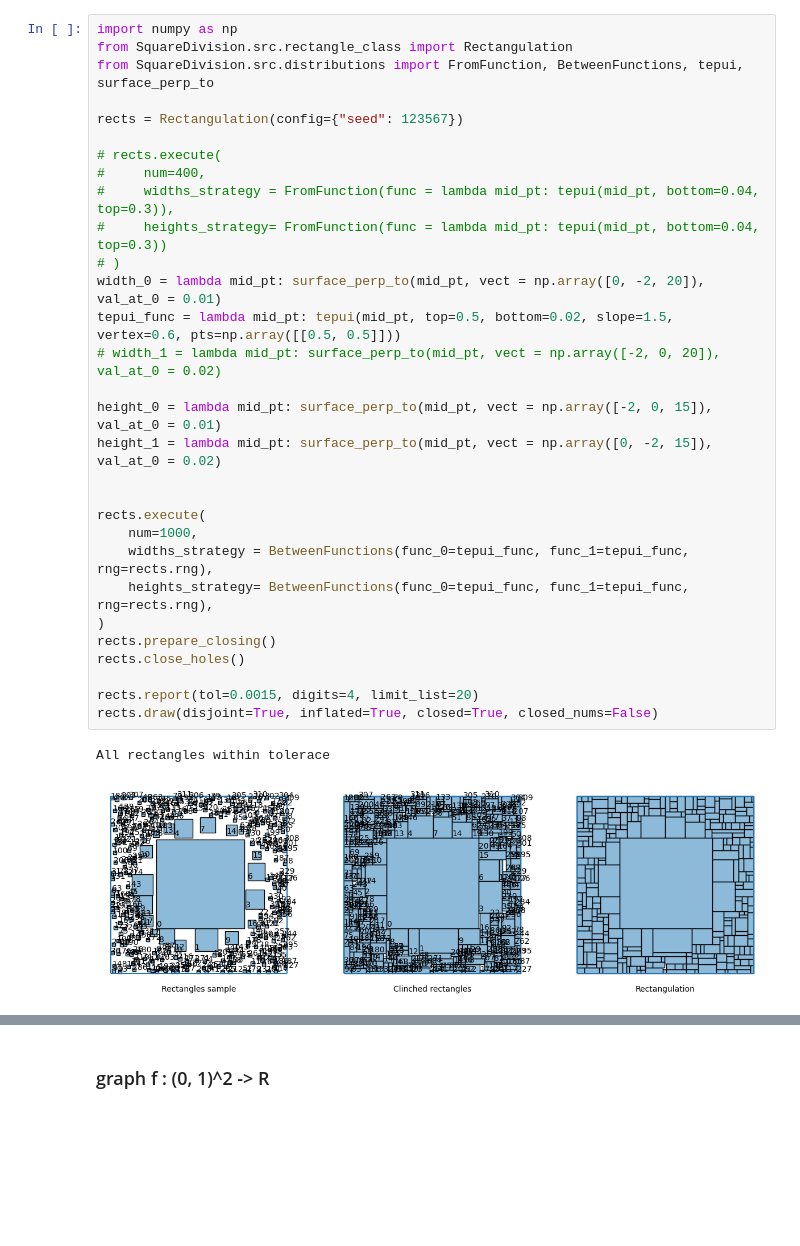
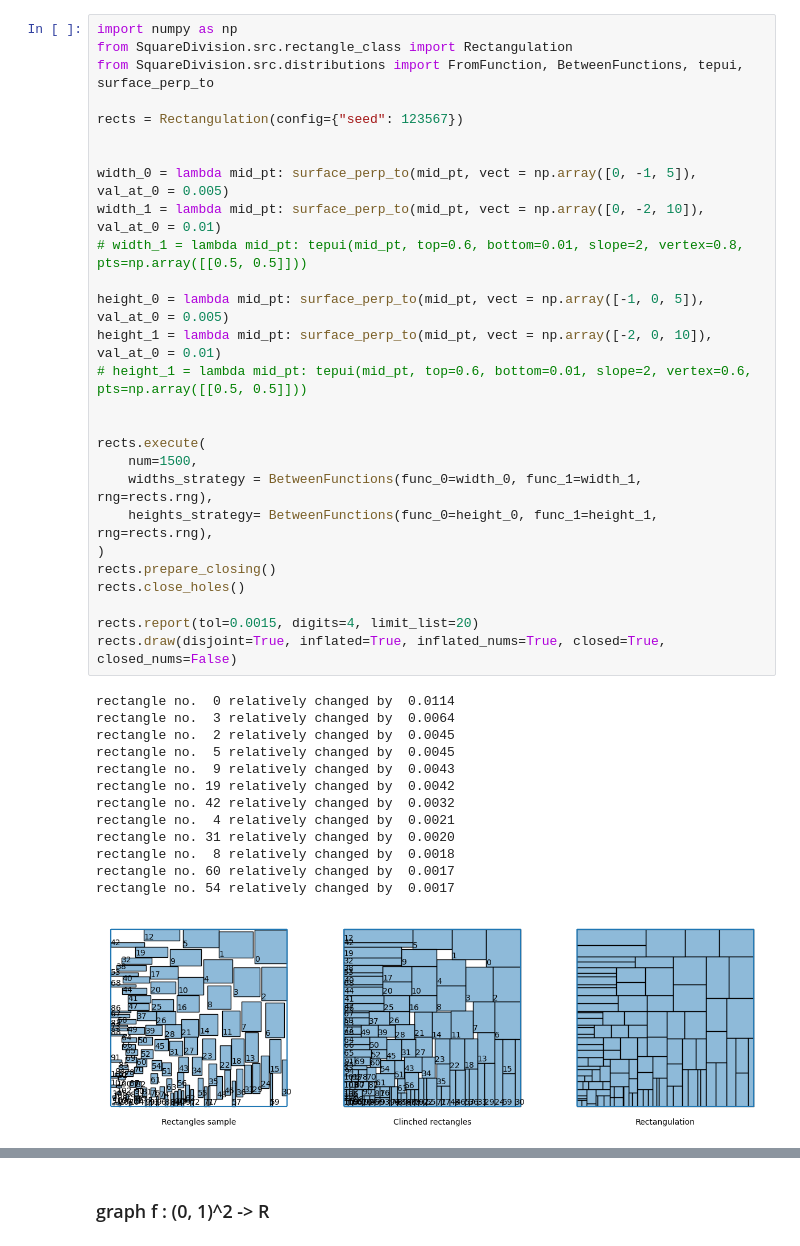
Before and after one commit to Polatucha16/SquareDivision, a Jupyter notebook: square_division_example.ipynb, the cells around one changed output, grey strips where cells are left out. Saved outputs shown, nothing was run; the diff lists cells and outputs as text; blank space fills up the shorter version.

```diff
--- a/square_division_example.ipynb
+++ b/square_division_example.ipynb
@@ -1,33 +1,41 @@
 # %%
 import numpy as np
 from SquareDivision.src.rectangle_class import Rectangulation
 from SquareDivision.src.distributions import FromFunction, BetweenFunctions, tepui, surface_perp_to
 
 rects = Rectangulation(config={"seed": 123567})
 
-# rects.execute(
-#     num=400,
-#     widths_strategy = FromFunction(func = lambda mid_pt: tepui(mid_pt, bottom=0.04, top=0.3)),
-#     heights_strategy= FromFunction(func = lambda mid_pt: tepui(mid_pt, bottom=0.04, top=0.3))
-# )
-width_0 = lambda mid_pt: surface_perp_to(mid_pt, vect = np.array([0, -2, 20]), val_at_0 = 0.01)
-tepui_func = lambda mid_pt: tepui(mid_pt, top=0.5, bottom=0.02, slope=1.5, vertex=0.6, pts=np.array([[0.5, 0.5]]))
-# width_1 = lambda mid_pt: surface_perp_to(mid_pt, vect = np.array([-2, 0, 20]), val_at_0 = 0.02)
 
-height_0 = lambda mid_pt: surface_perp_to(mid_pt, vect = np.array([-2, 0, 15]), val_at_0 = 0.01)
-height_1 = lambda mid_pt: surface_perp_to(mid_pt, vect = np.array([0, -2, 15]), val_at_0 = 0.02)
+width_0 = lambda mid_pt: surface_perp_to(mid_pt, vect = np.array([0, -1, 5]), val_at_0 = 0.005)
+width_1 = lambda mid_pt: surface_perp_to(mid_pt, vect = np.array([0, -2, 10]), val_at_0 = 0.01)
+# width_1 = lambda mid_pt: tepui(mid_pt, top=0.6, bottom=0.01, slope=2, vertex=0.8, pts=np.array([[0.5, 0.5]]))
+
+height_0 = lambda mid_pt: surface_perp_to(mid_pt, vect = np.array([-1, 0, 5]), val_at_0 = 0.005)
+height_1 = lambda mid_pt: surface_perp_to(mid_pt, vect = np.array([-2, 0, 10]), val_at_0 = 0.01)
+# height_1 = lambda mid_pt: tepui(mid_pt, top=0.6, bottom=0.01, slope=2, vertex=0.6, pts=np.array([[0.5, 0.5]]))
 
 
 rects.execute(
-    num=1000,
-    widths_strategy = BetweenFunctions(func_0=tepui_func, func_1=tepui_func, rng=rects.rng),
-    heights_strategy= BetweenFunctions(func_0=tepui_func, func_1=tepui_func, rng=rects.rng),
+    num=1500,
+    widths_strategy = BetweenFunctions(func_0=width_0, func_1=width_1, rng=rects.rng),
+    heights_strategy= BetweenFunctions(func_0=height_0, func_1=height_1, rng=rects.rng),
 )
 rects.prepare_closing()
 rects.close_holes()
 
 rects.report(tol=0.0015, digits=4, limit_list=20)
-rects.draw(disjoint=True, inflated=True, closed=True, closed_nums=False)
+rects.draw(disjoint=True, inflated=True, inflated_nums=True, closed=True, closed_nums=False)
 # %% [output]
-All rectangles within tolerace
+rectangle no.  0 relatively changed by  0.0114
+rectangle no.  3 relatively changed by  0.0064
+rectangle no.  2 relatively changed by  0.0045
+rectangle no.  5 relatively changed by  0.0045
+rectangle no.  9 relatively changed by  0.0043
+rectangle no. 19 relatively changed by  0.0042
+rectangle no. 42 relatively changed by  0.0032
+rectangle no.  4 relatively changed by  0.0021
+rectangle no. 31 relatively changed by  0.0020
+rectangle no.  8 relatively changed by  0.0018
+rectangle no. 60 relatively changed by  0.0017
+rectangle no. 54 relatively changed by  0.0017
-[figure, old version]
+[figure, new version]
```
Also changed, not shown: parts of 2 cells of this notebook, 5 other files.
